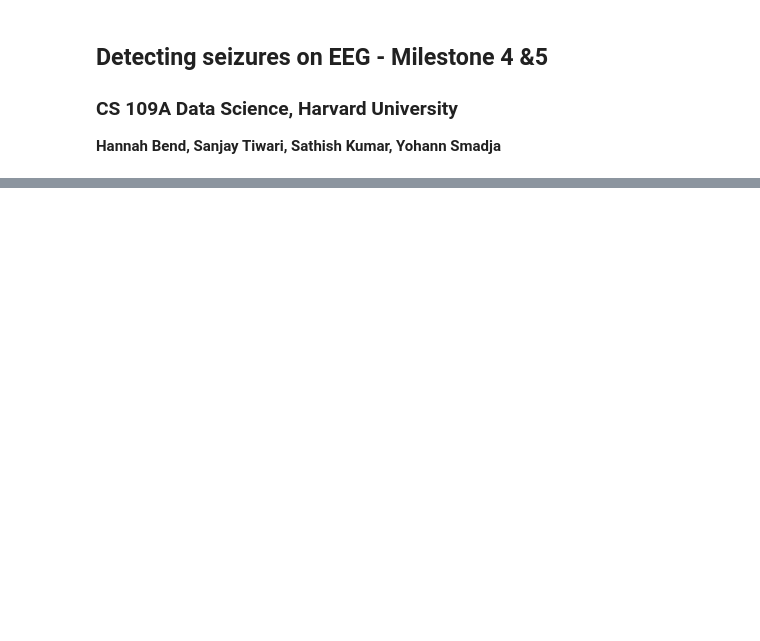
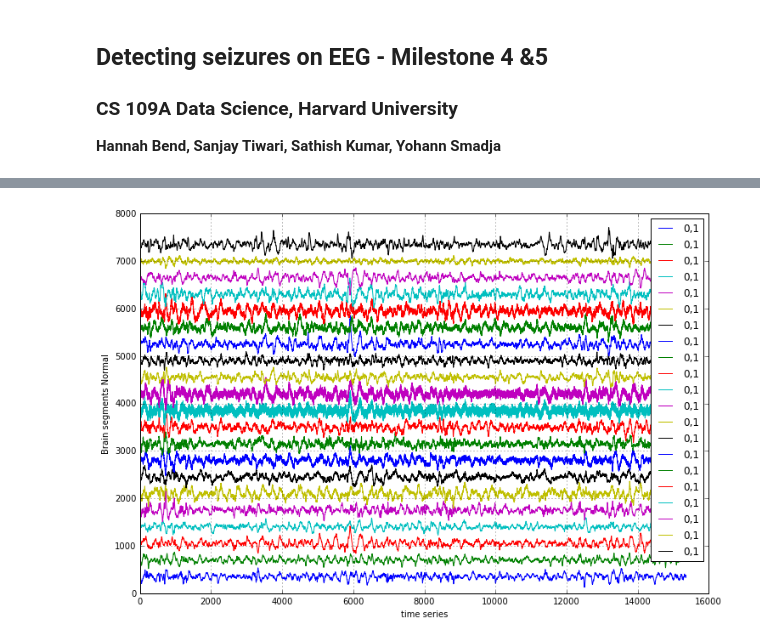
Before and after one commit to stiwarih/hssyp, a Jupyter notebook: Mile-45/Bend_Kumar_Smadja_Tiwari_CS109a_Seizures_Milestone_45-st.ipynb, the cells around one changed output, grey strips where cells are left out. Saved outputs shown, nothing was run; the diff lists cells and outputs as text; code cells hidden in the pictures; blank space fills up the shorter version.

```diff
--- a/Mile-45/Bend_Kumar_Smadja_Tiwari_CS109a_Seizures_Milestone_45-st.ipynb
+++ b/Mile-45/Bend_Kumar_Smadja_Tiwari_CS109a_Seizures_Milestone_45-st.ipynb
@@ -104,0 +115,15 @@ plt.show()
+# %%
+plt.figure(figsize=(12,8))
+ts = np.arange(0, chb01_38_normal_1_df.shape[0], 1)
+max_pred = chb01_38_normal_1_df.shape[1] -1
+sep = 0
+for i in (range(0, max_pred)):
+    sep += 350
+    cleaned_sep = chb01_38_normal_1_df.ix[:, i].values + sep
+    plt.plot(ts, cleaned_sep, label='0,1')
+plt.xlabel('time series'); plt.ylabel('Brain segments Normal')
+plt.legend(loc='best')
+plt.grid()
+plt.show()
+# %% [output]
+[figure, added]
```
Also changed, not shown: parts of 6 cells of this notebook.
